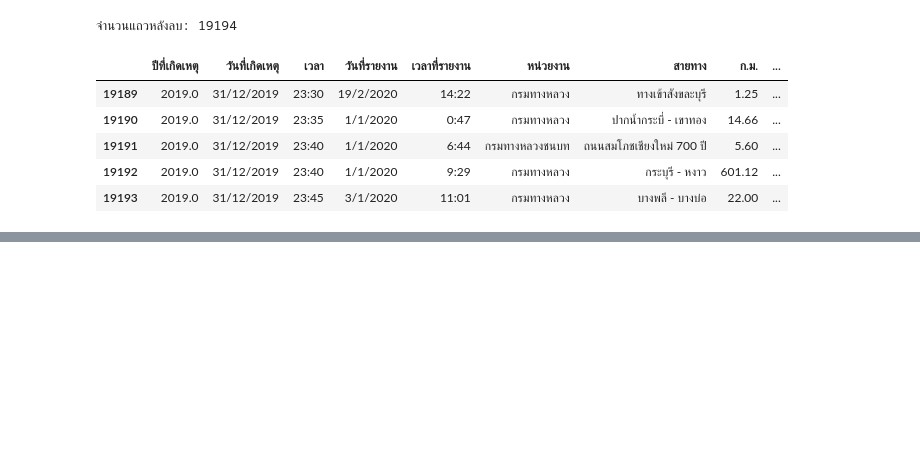
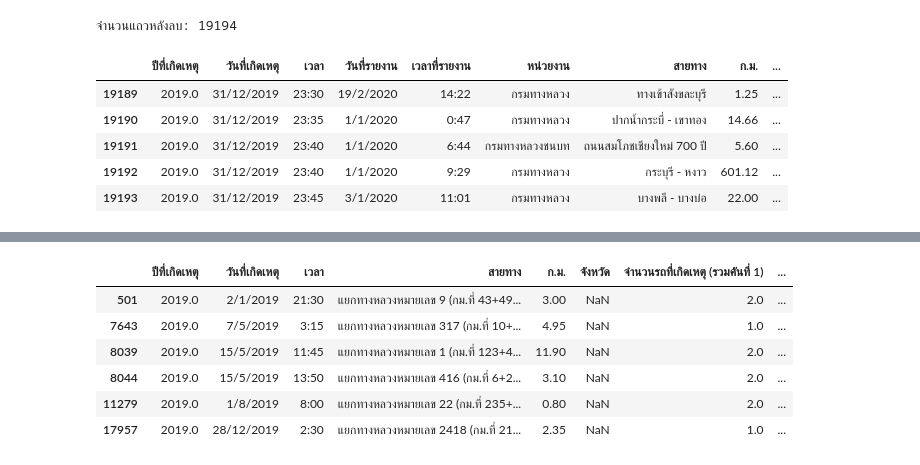
Before and after one commit to VannisaLaowongkot/Road-Accident-Risk-Prediction-Project, a Jupyter notebook: 2019.ipynb, the cells around one changed output, grey strips where cells are left out. Drawn from its saved outputs; the diff is of its cells as text; code cells hidden in the pictures; blank space fills up the shorter version.

```diff
--- a/2019.ipynb
+++ b/2019.ipynb
@@ -114,0 +192,11 @@ display(df.tail())
+# %%
+missing_latitude = df_clean[df_clean["LATITUDE"].isnull()]
+display(missing_latitude)
+# %% [output]
+|  | ปีที่เกิดเหตุ | วันที่เกิดเหตุ | เวลา | สายทาง | ก.ม. | จังหวัด | จำนวนรถที่เกิดเหตุ (รวมคันที่ 1) | ... |
+| 501 | 2019.0 | 2/1/2019 | 21:30 | แยกทางหลวงหมายเลข 9 (กม.ที่ 43+49... | 3.00 | NaN | 2.0 | ... |
+| 7643 | 2019.0 | 7/5/2019 | 3:15 | แยกทางหลวงหมายเลข 317 (กม.ที่ 10+... | 4.95 | NaN | 1.0 | ... |
+| 8039 | 2019.0 | 15/5/2019 | 11:45 | แยกทางหลวงหมายเลข 1 (กม.ที่ 123+4... | 11.90 | NaN | 2.0 | ... |
+| 8044 | 2019.0 | 15/5/2019 | 13:50 | แยกทางหลวงหมายเลข 416 (กม.ที่ 6+2... | 3.10 | NaN | 2.0 | ... |
+| 11279 | 2019.0 | 1/8/2019 | 8:00 | แยกทางหลวงหมายเลข 22 (กม.ที่ 235+... | 0.80 | NaN | 2.0 | ... |
+| 17957 | 2019.0 | 28/12/2019 | 2:30 | แยกทางหลวงหมายเลข 2418 (กม.ที่ 21... | 2.35 | NaN | 1.0 | ... |
```
Also changed, not shown: parts of 7 cells of this notebook.
